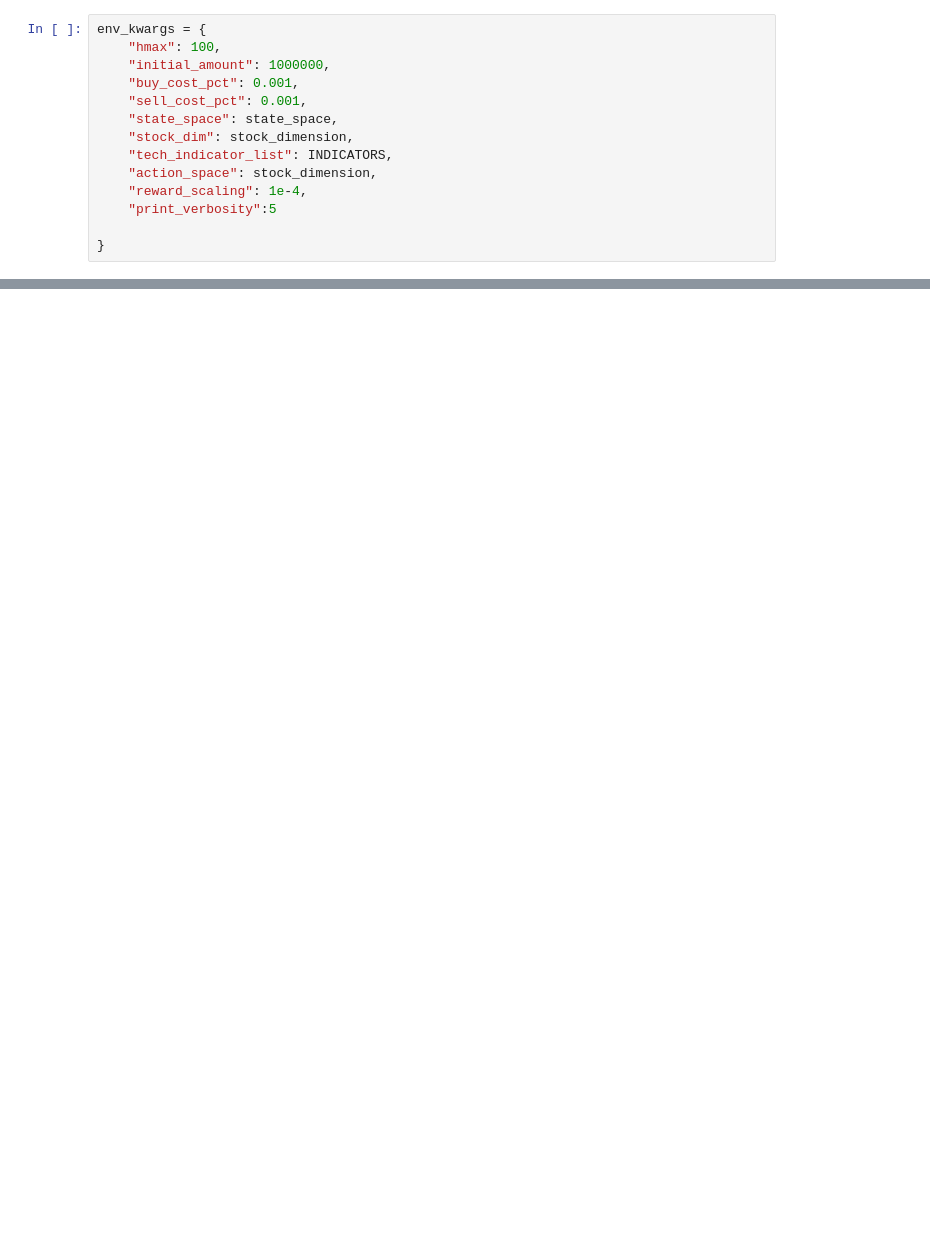
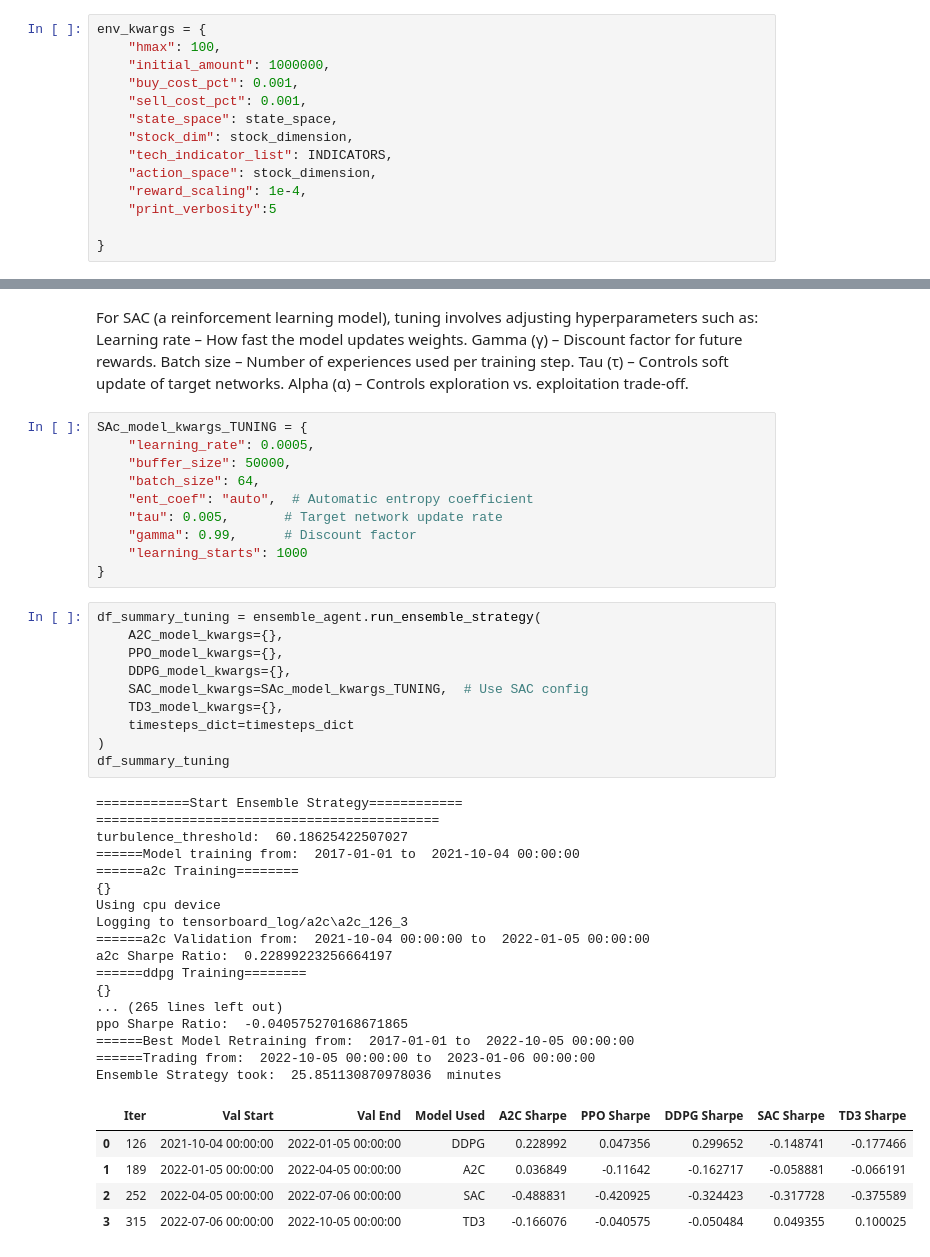
Before and after one commit to LCM-W25-3035/PortfolioAllocationRL, a Jupyter notebook: src/Soft Actor-Critic(SAC).ipynb, the cells around one changed output, grey strips where cells are left out. Cells and saved outputs as stored; diff of their text form; blank space fills up the shorter version.

```diff
--- a/src/Soft Actor-Critic(SAC).ipynb
+++ b/src/Soft Actor-Critic(SAC).ipynb
@@ -401,0 +238,50 @@ df_trade_date:         datadate
+# %% [markdown]
+For SAC (a reinforcement learning model), tuning involves adjusting hyperparameters such as:
+Learning rate – How fast the model updates weights.
+Gamma (γ) – Discount factor for future rewards.
+Batch size – Number of experiences used per training step.
+Tau (τ) – Controls soft update of target networks.
+Alpha (α) – Controls exploration vs. exploitation trade-off.
+# %%
+SAc_model_kwargs_TUNING = {
+    "learning_rate": 0.0005,
+    "buffer_size": 50000,
+    "batch_size": 64,
+    "ent_coef": "auto",  # Automatic entropy coefficient
+    "tau": 0.005,       # Target network update rate
+    "gamma": 0.99,      # Discount factor
+    "learning_starts": 1000
+}
+# %%
+df_summary_tuning = ensemble_agent.run_ensemble_strategy(
+    A2C_model_kwargs={},
+    PPO_model_kwargs={},
+    DDPG_model_kwargs={},
+    SAC_model_kwargs=SAc_model_kwargs_TUNING,  # Use SAC config
+    TD3_model_kwargs={},
+    timesteps_dict=timesteps_dict
+)
+df_summary_tuning
+# %% [output]
+============Start Ensemble Strategy============
+============================================
+turbulence_threshold:  60.18625422507027
+======Model training from:  2017-01-01 to  2021-10-04 00:00:00
+======a2c Training========
+{}
+Using cpu device
+Logging to tensorboard_log/a2c\a2c_126_3
+======a2c Validation from:  2021-10-04 00:00:00 to  2022-01-05 00:00:00
+a2c Sharpe Ratio:  0.22899223256664197
+======ddpg Training========
+{}
+... (265 lines left out)
+ppo Sharpe Ratio:  -0.040575270168671865
+======Best Model Retraining from:  2017-01-01 to  2022-10-05 00:00:00
+======Trading from:  2022-10-05 00:00:00 to  2023-01-06 00:00:00
+Ensemble Strategy took:  25.851130870978036  minutes
+|  | Iter | Val Start | Val End | Model Used | A2C Sharpe | PPO Sharpe | DDPG Sharpe | SAC Sharpe | TD3 Sharpe |
+| 0 | 126 | 2021-10-04 00:00:00 | 2022-01-05 00:00:00 | DDPG | 0.228992 | 0.047356 | 0.299652 | -0.148741 | -0.177466 |
+| 1 | 189 | 2022-01-05 00:00:00 | 2022-04-05 00:00:00 | A2C | 0.036849 | -0.11642 | -0.162717 | -0.058881 | -0.066191 |
+| 2 | 252 | 2022-04-05 00:00:00 | 2022-07-06 00:00:00 | SAC | -0.488831 | -0.420925 | -0.324423 | -0.317728 | -0.375589 |
+| 3 | 315 | 2022-07-06 00:00:00 | 2022-10-05 00:00:00 | TD3 | -0.166076 | -0.040575 | -0.050484 | 0.049355 | 0.100025 |
```
Also changed, not shown: parts of 53 cells of this notebook, 1 other file.
